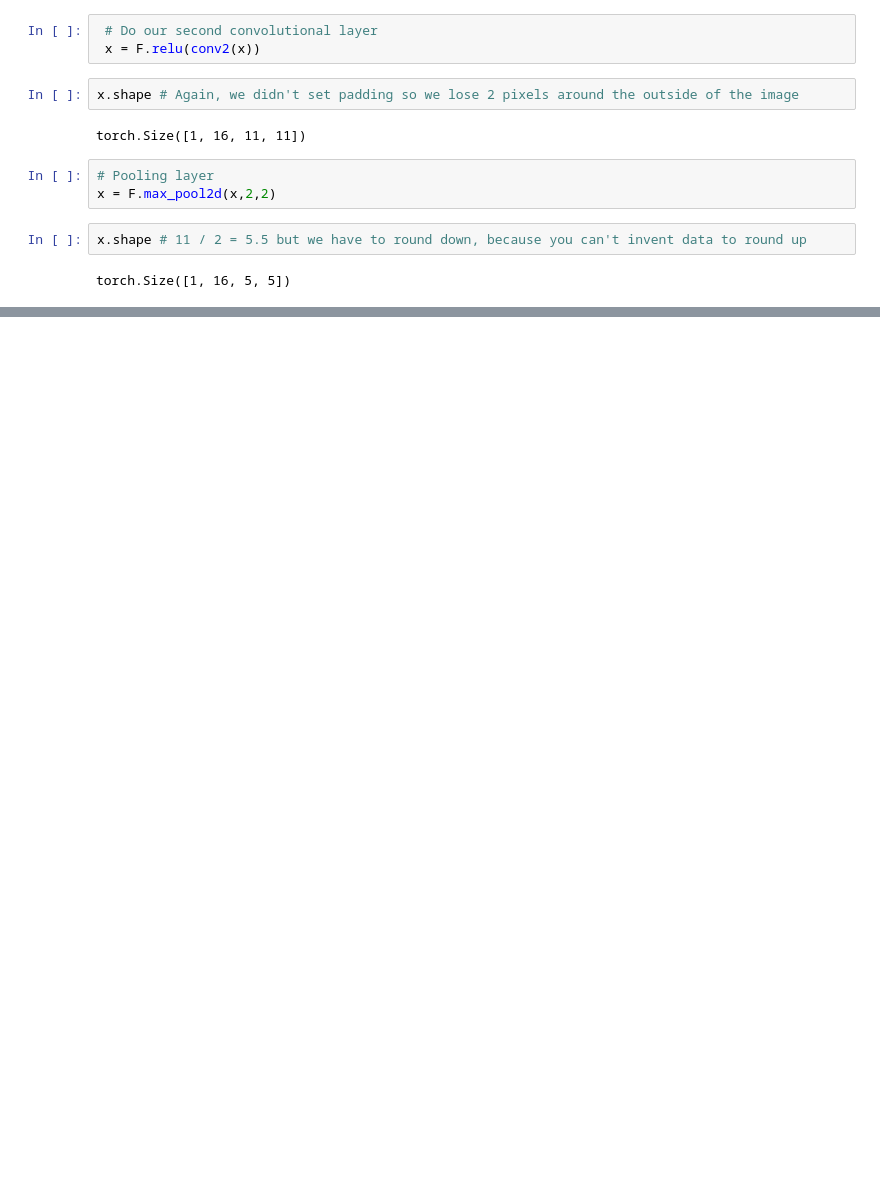
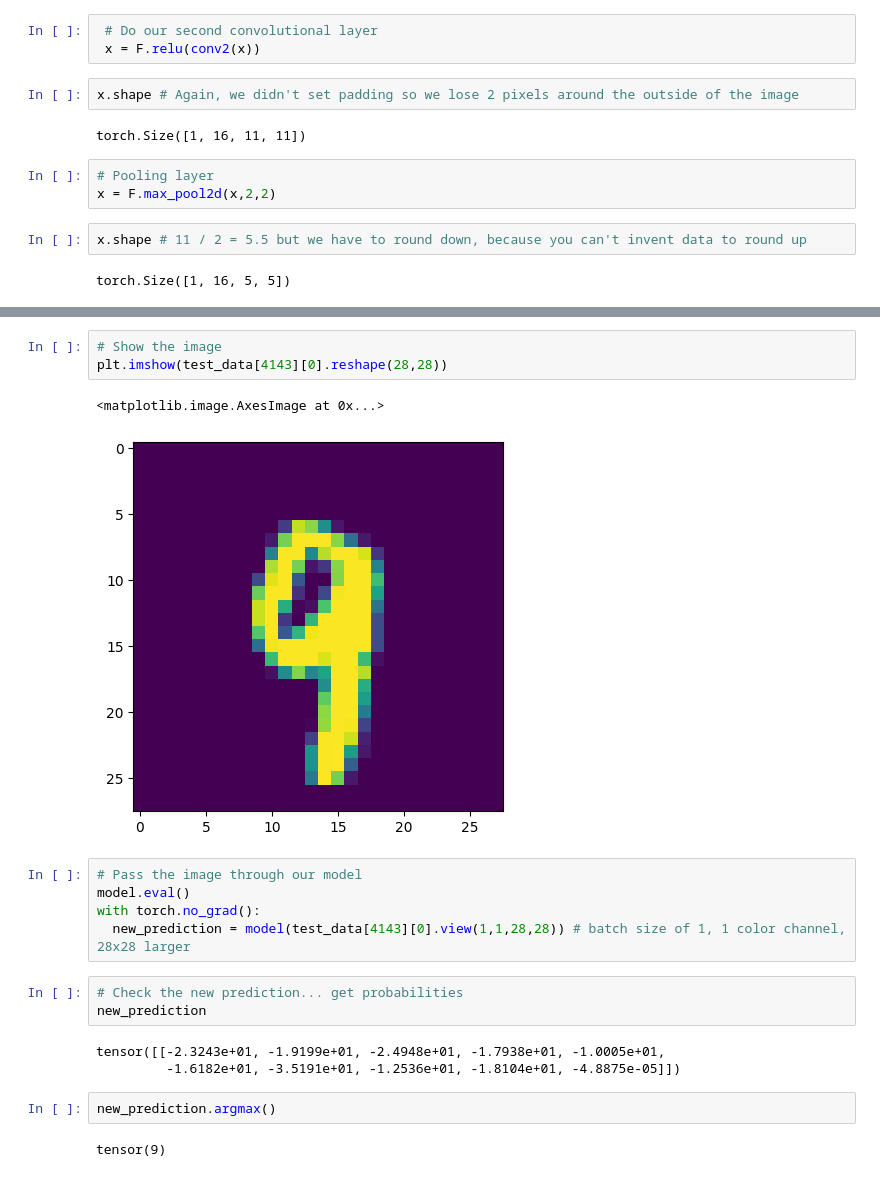
Before and after one commit to LucianoMO101/pytorch-convolutional-neural-network, a Jupyter notebook: Convolutional_Neural_Network.ipynb, the cells around one changed output, grey strips where cells are left out. Saved outputs shown, nothing was run; the diff lists cells and outputs as text; blank space fills up the shorter version.

```diff
--- a/Convolutional_Neural_Network.ipynb
+++ b/Convolutional_Neural_Network.ipynb
@@ -301,0 +512,21 @@ torch.Size([1, 16, 5, 5])
+# %%
+# Show the image
+plt.imshow(test_data[4143][0].reshape(28,28))
+# %% [output]
+<matplotlib.image.AxesImage at 0x...>
+[figure, added]
+# %%
+# Pass the image through our model
+model.eval()
+with torch.no_grad():
+  new_prediction = model(test_data[4143][0].view(1,1,28,28)) # batch size of 1, 1 color channel, 28x28 larger
+# %%
+# Check the new prediction... get probabilities
+new_prediction
+# %% [output]
+tensor([[-2.3243e+01, -1.9199e+01, -2.4948e+01, -1.7938e+01, -1.0005e+01,
+         -1.6182e+01, -3.5191e+01, -1.2536e+01, -1.8104e+01, -4.8875e-05]])
+# %%
+new_prediction.argmax()
+# %% [output]
+tensor(9)
```
Also changed, not shown: parts of 14 cells of this notebook.
